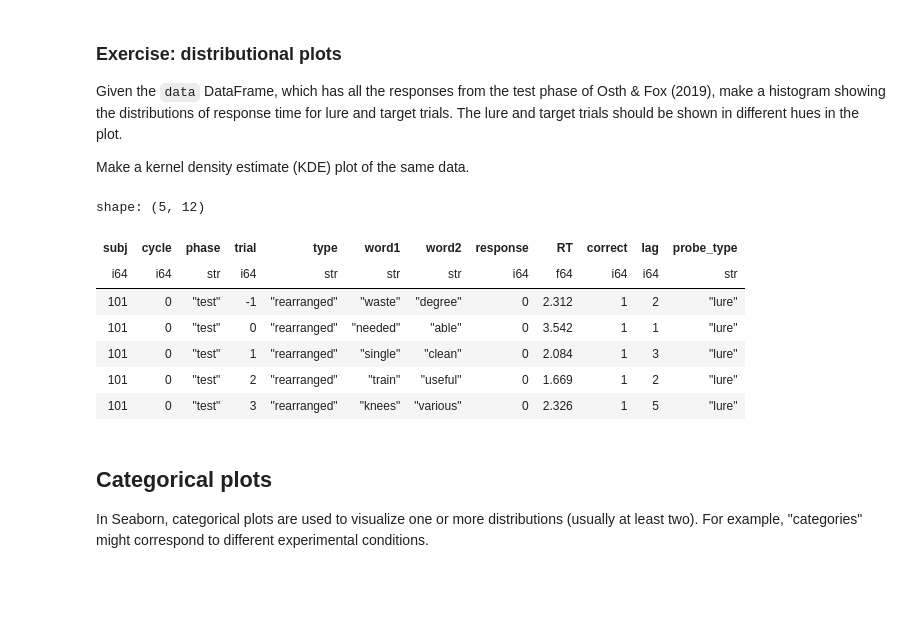
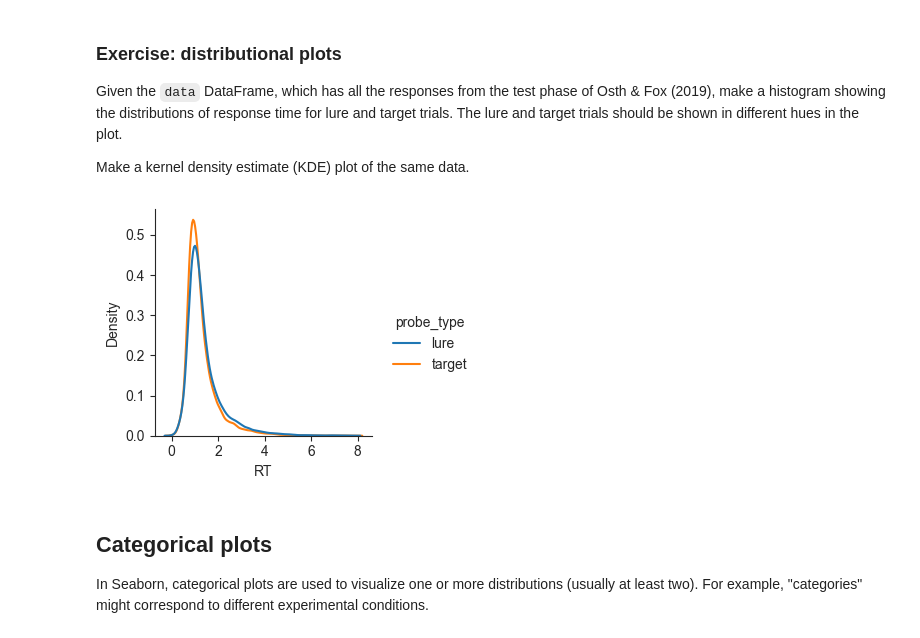
Before and after one commit to lorenzovaladez07-lgtm/datascipsych, a Jupyter notebook: chapters/chapter9/data_visualization.ipynb, the cells around one changed output. Cells and saved outputs as stored; diff of their text form; code cells hidden in the pictures; blank space fills up the shorter version.

```diff
--- a/chapters/chapter9/data_visualization.ipynb
+++ b/chapters/chapter9/data_visualization.ipynb
@@ -148,15 +147,9 @@ Given the `data` DataFrame, which has all the responses from the test phase of O
 Make a kernel density estimate (KDE) plot of the same data.
 # %%
 data.head()
+Plot = sns.displot(data=data, x="RT", hue="probe_type", kind="kde", height=3)
 # %% [output]
-shape: (5, 12)
-| subj | cycle | phase | trial | type | word1 | word2 | response | RT | correct | lag | probe_type |
-| i64 | i64 | str | i64 | str | str | str | i64 | f64 | i64 | i64 | str |
-| 101 | 0 | "test" | -1 | "rearranged" | "waste" | "degree" | 0 | 2.312 | 1 | 2 | "lure" |
-| 101 | 0 | "test" | 0 | "rearranged" | "needed" | "able" | 0 | 3.542 | 1 | 1 | "lure" |
-| 101 | 0 | "test" | 1 | "rearranged" | "single" | "clean" | 0 | 2.084 | 1 | 3 | "lure" |
-| 101 | 0 | "test" | 2 | "rearranged" | "train" | "useful" | 0 | 1.669 | 1 | 2 | "lure" |
-| 101 | 0 | "test" | 3 | "rearranged" | "knees" | "various" | 0 | 2.326 | 1 | 5 | "lure" |
+[figure, added]
 # %%
 # your code here
 # %% [markdown]
```
Also changed, not shown: parts of 3 cells of this notebook.
